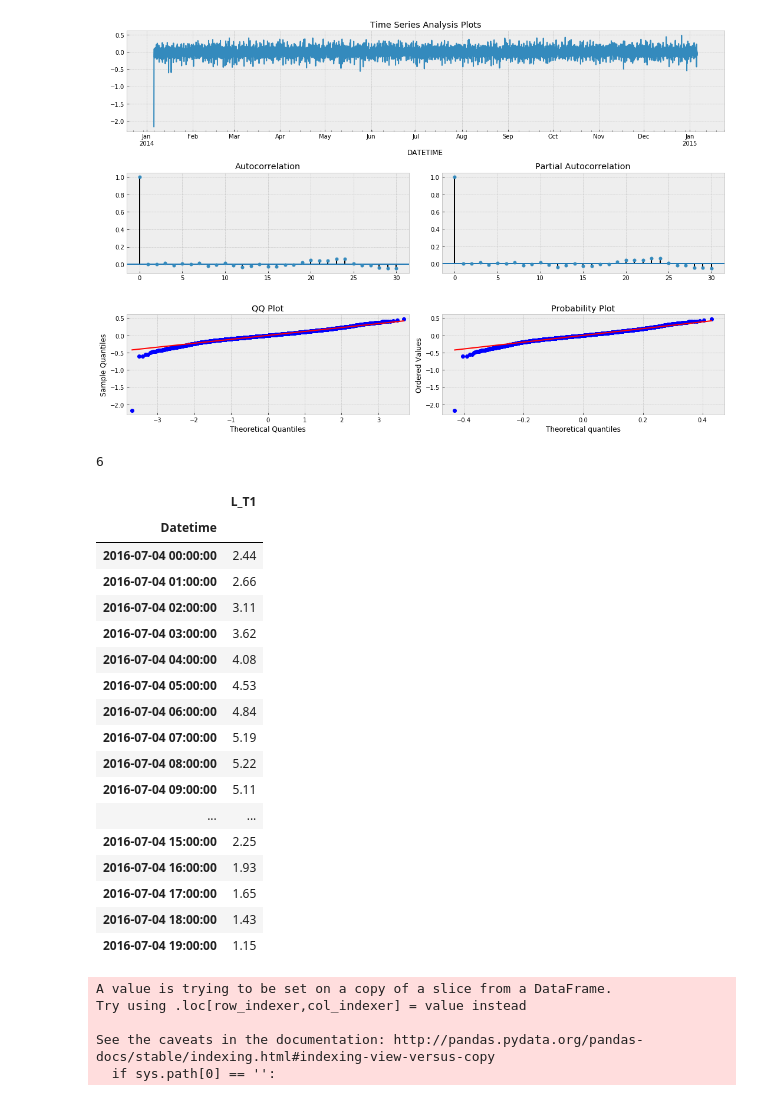
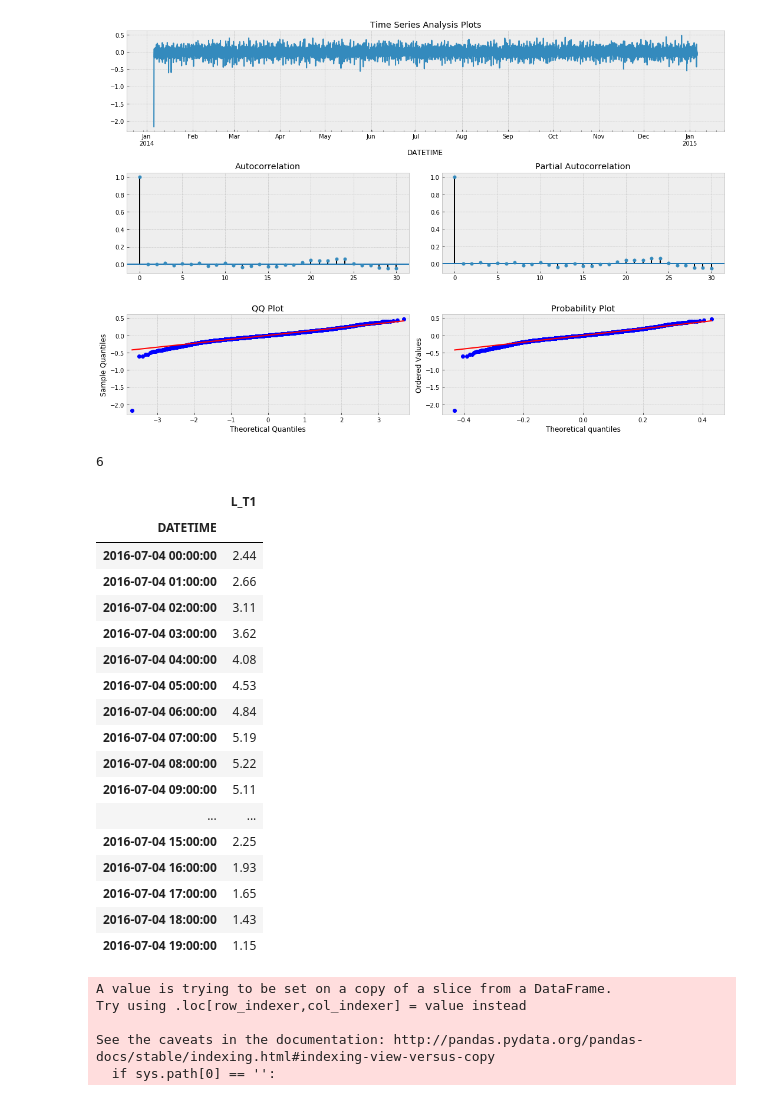
Before and after one commit to marius-pop0/CybeDataAnlaytics, a Jupyter notebook: assignment2/ARMA.ipynb, the cells around one changed output. Drawn from its saved outputs; the diff is of its cells as text; code cells hidden in the pictures.

```diff
--- a/assignment2/ARMA.ipynb
+++ b/assignment2/ARMA.ipynb
@@ -106,16 +106,16 @@ _ = tsplot(models['L_T1'].resid, lags=30)
 # %%
 #test_df = pd.read_csv('BATADAL_test_dataset.csv', index_col=0)
 test_df = pd.read_csv('BATADAL_dataset04.csv', index_col=0)
 test_df.index = pd.to_datetime(test_df.index,dayfirst=True)
 #make a window in the size of  the p in the order
-size = min_orders['L_T1'][0]
+size = min_aic_orders['L_T1'][0]
 print(size)
 df = test_df[['L_T1']]
 df.head(20)
 # %% [output]
 6
 |  | L_T1 |
-| Datetime |  |
+| DATETIME |  |
 | 2016-07-04 00:00:00 | 2.44 |
 | 2016-07-04 01:00:00 | 2.66 |
 | 2016-07-04 02:00:00 | 3.11 |
```
Also changed, not shown: parts of 2 cells of this notebook, 2 other files.
